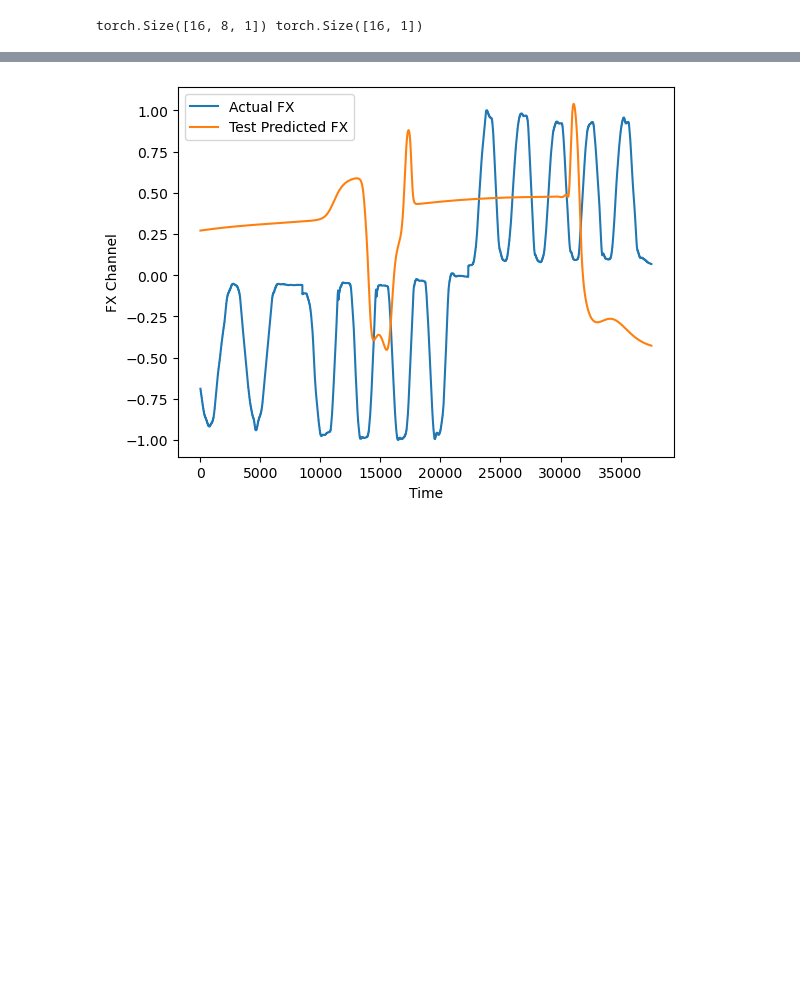
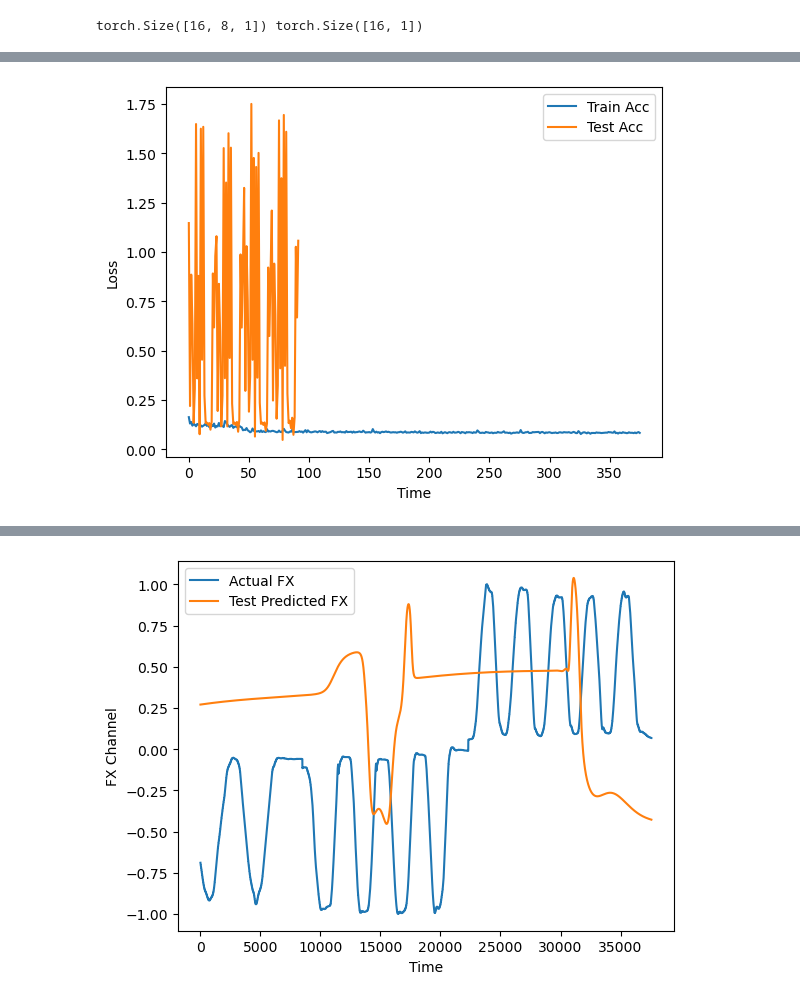
Before and after one commit to johnymeng/imed, a Jupyter notebook: Time Series Prediction/lstm_7.ipynb, the cells around one changed output, grey strips where cells are left out. Cells and saved outputs as stored; diff of their text form; code cells hidden in the pictures; blank space fills up the shorter version.

```diff
--- a/Time Series Prediction/lstm_7.ipynb
+++ b/Time Series Prediction/lstm_7.ipynb
@@ -442,11 +450,12 @@ def validate_one_epoch():
 # %%
 learning_rate = 0.01
 num_epochs = 10
-loss_function = nn.MAE
+loss_function = nn.MSELoss()
 optimizer = torch.optim.Adam(model.parameters(),
                              lr=learning_rate,
                              weight_decay=1e-5)
-
+train_acc = np.array([])
+test_acc = np.array([])
 for epoch in range(num_epochs):
     train_one_epoch()
     validate_one_epoch()
@@ -471,3 +481,12 @@ Val Loss: 0.610
+# %%
+plt.plot(train_acc, label='Train Acc')
+plt.plot(test_acc, label='Test Acc')
+plt.xlabel('Time')
+plt.ylabel('Loss')
+plt.legend()
+plt.show()
+# %% [output]
+[figure, added]
 # %%
 with torch.no_grad():
     predicted = model(X_train.to(device)).to('cpu').numpy()
```
Also changed, not shown: parts of 6 cells of this notebook, 2 other files.
